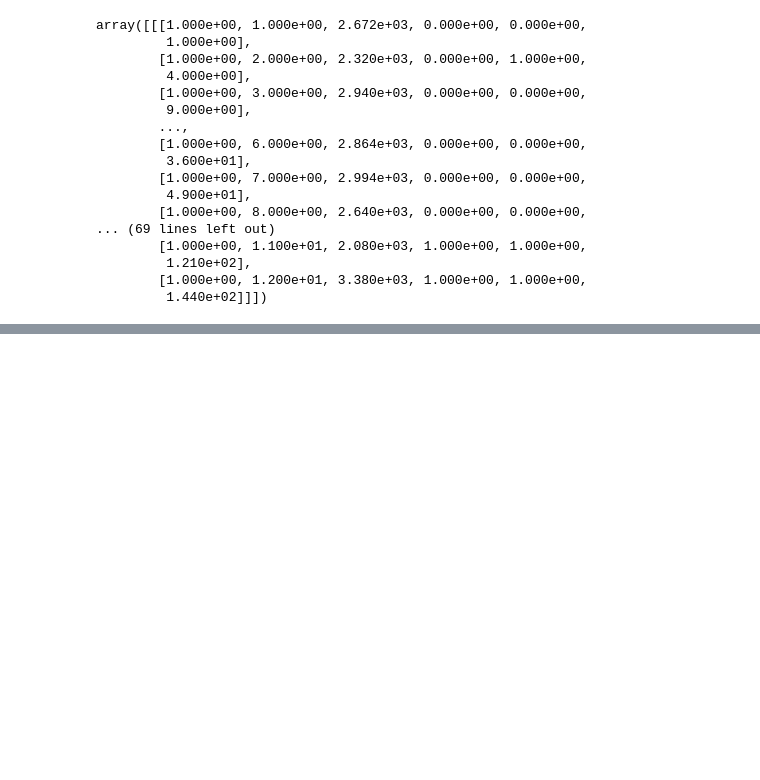
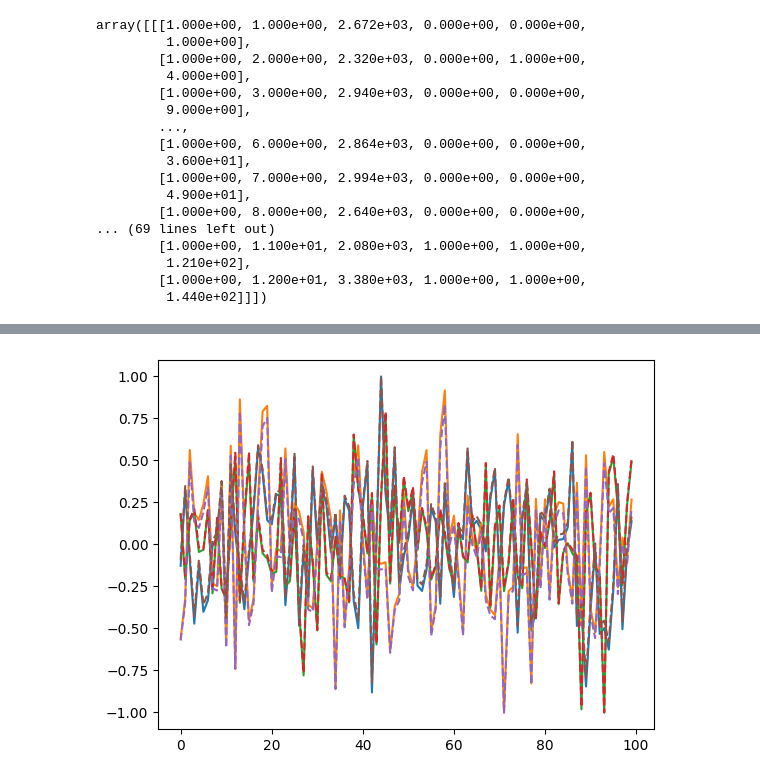
Before and after one commit to michadenheijer/groupedpaneldatamodels, a Jupyter notebook: development/ando_bai.ipynb, the cells around one changed output, grey strips where cells are left out. Cells and saved outputs as stored; diff of their text form; code cells hidden in the pictures; blank space fills up the shorter version.

```diff
--- a/development/ando_bai.ipynb
+++ b/development/ando_bai.ipynb
@@ -618,0 +619,13 @@ grouped_interactive_effects_hetrogeneous(y, x, G, GF, gife_iterations=100)
+# %%
+import pickle
+example = pickle.load(open("dgp2-example-7.pkl", "rb"))
+# %%
+x_example = example[0]
+y_example = np.reshape(example[1], (300, 100, 1))
+f_example = example[2]
+g_example = example[3]
+l_example = example[4]
+beta_example = example[5]
+# %%
+res = grouped_interactive_effects_hetrogeneous(y_example, x_example, 3, [1, 1, 1], gife_iterations=100, kappa=0.0)
+res
@@ -618,0 +650,7 @@ grouped_interactive_effects_hetrogeneous(y, x, G, GF, gife_iterations=100)
+# %%
+plt.plot((res[-3]/np.abs(res[-3]).max(axis=0)), label="Estimated factors")
+plt.plot((f_example/np.abs(f_example).max(axis=0)), "--")
+# plt.plot(l_example.T)
+plt.show()
+# %% [output]
+[figure, added]
```
Also changed, not shown: parts of 6 cells of this notebook, 30 other files.
